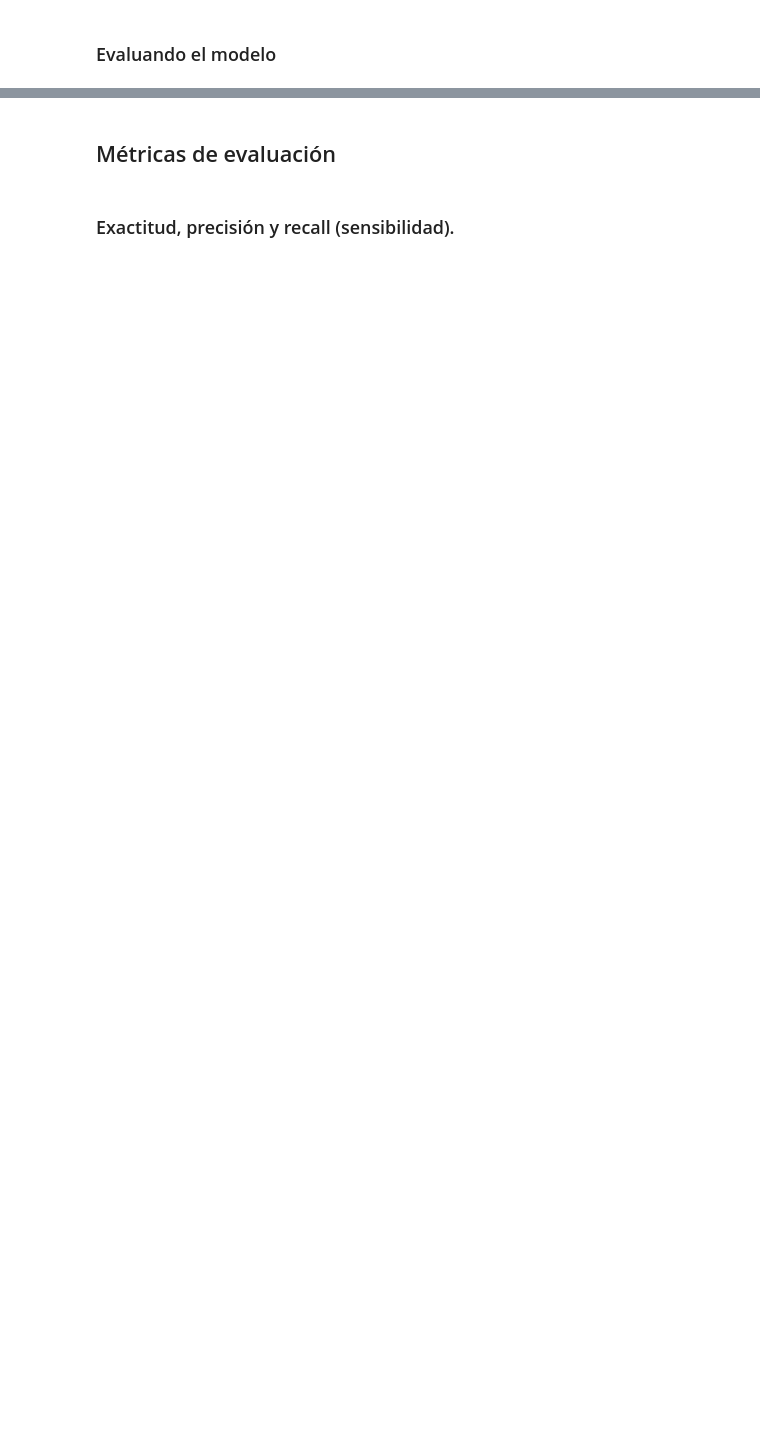
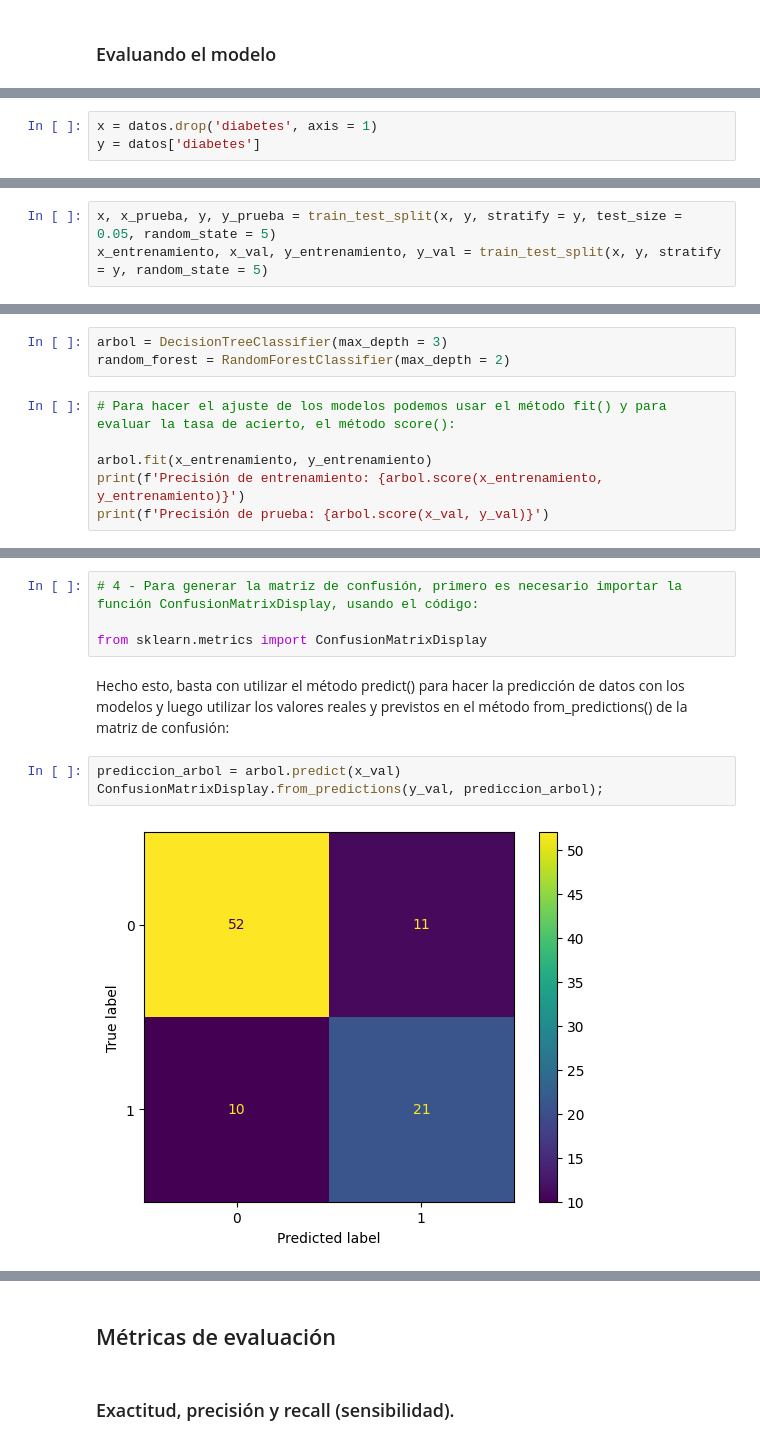
Before and after one commit to Maucho6340/2162-clasificacion-validacion-de-modelos-y-metricas, a Jupyter notebook: Clasificacion_validacion_y_metricas.ipynb, the cells around one changed output, grey strips where cells are left out. Cells and saved outputs as stored; diff of their text form; blank space fills up the shorter version.

```diff
--- a/Clasificacion_validacion_y_metricas.ipynb
+++ b/Clasificacion_validacion_y_metricas.ipynb
@@ -68,0 +246,3 @@ Con el objetivo de verificar la capacidad de generalización de un modelo, debem
+# %%
+x = datos.drop('diabetes', axis = 1)
+y = datos['diabetes']
@@ -68,0 +256,3 @@ Con el objetivo de verificar la capacidad de generalización de un modelo, debem
+# %%
+x, x_prueba, y, y_prueba = train_test_split(x, y, stratify = y, test_size = 0.05, random_state = 5)
+x_entrenamiento, x_val, y_entrenamiento, y_val = train_test_split(x, y, stratify = y, random_state = 5)
@@ -68,0 +267,9 @@ Con el objetivo de verificar la capacidad de generalización de un modelo, debem
+# %%
+arbol = DecisionTreeClassifier(max_depth = 3)
+random_forest = RandomForestClassifier(max_depth = 2)
+# %%
+# Para hacer el ajuste de los modelos podemos usar el método fit() y para evaluar la tasa de acierto, el método score():
+
+arbol.fit(x_entrenamiento, y_entrenamiento)
+print(f'Precisión de entrenamiento: {arbol.score(x_entrenamiento, y_entrenamiento)}')
+print(f'Precisión de prueba: {arbol.score(x_val, y_val)}')
@@ -68,0 +286,11 @@ Con el objetivo de verificar la capacidad de generalización de un modelo, debem
+# %%
+# 4 - Para generar la matriz de confusión, primero es necesario importar la función ConfusionMatrixDisplay, usando el código:
+
+from sklearn.metrics import ConfusionMatrixDisplay
+# %% [markdown]
+Hecho esto, basta con utilizar el método predict() para hacer la predicción de datos con los modelos y luego utilizar los valores reales y previstos en el método from_predictions() de la matriz de confusión:
+# %%
+prediccion_arbol = arbol.predict(x_val)
+ConfusionMatrixDisplay.from_predictions(y_val, prediccion_arbol);
+# %% [output]
+[figure, added]
```
Also changed, not shown: parts of 42 cells of this notebook.
